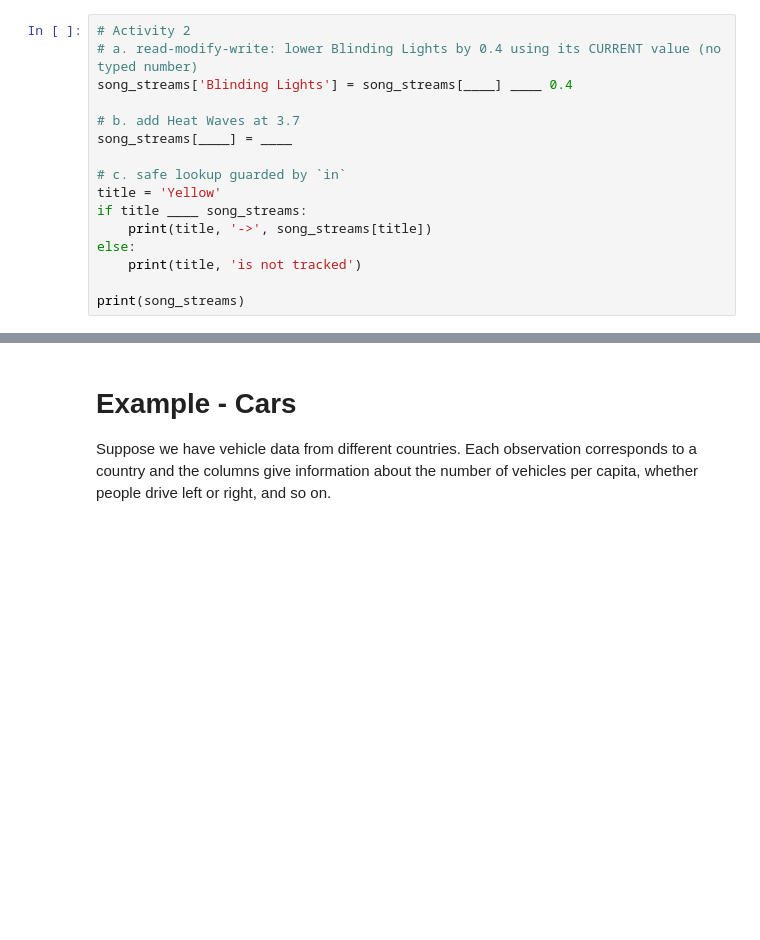
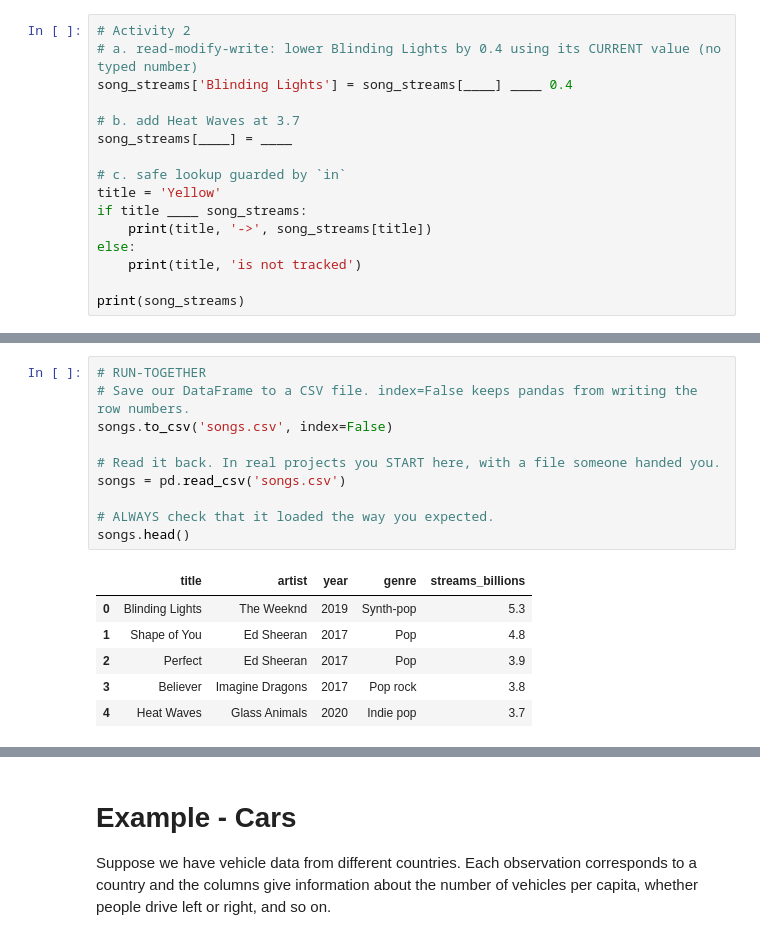
Before and after one commit to jppeirce/DSC210-Foundations-of-Data-Science, a Jupyter notebook: Notes/06-dictionaries_pandas/06_intro_to_dictionaries_pandas.ipynb, the cells around one changed output, grey strips where cells are left out. Drawn from its saved outputs; the diff is of its cells as text; blank space fills up the shorter version.

```diff
--- a/Notes/06-dictionaries_pandas/06_intro_to_dictionaries_pandas.ipynb
+++ b/Notes/06-dictionaries_pandas/06_intro_to_dictionaries_pandas.ipynb
@@ -282,0 +463,17 @@ We can read in common data types using Pandas. For example, we can use `pd.read_
+# %%
+# RUN-TOGETHER
+# Save our DataFrame to a CSV file. index=False keeps pandas from writing the row numbers.
+songs.to_csv('songs.csv', index=False)
+
+# Read it back. In real projects you START here, with a file someone handed you.
+songs = pd.read_csv('songs.csv')
+
+# ALWAYS check that it loaded the way you expected.
+songs.head()
+# %% [output]
+|  | title | artist | year | genre | streams_billions |
+| 0 | Blinding Lights | The Weeknd | 2019 | Synth-pop | 5.3 |
+| 1 | Shape of You | Ed Sheeran | 2017 | Pop | 4.8 |
+| 2 | Perfect | Ed Sheeran | 2017 | Pop | 3.9 |
+| 3 | Believer | Imagine Dragons | 2017 | Pop rock | 3.8 |
+| 4 | Heat Waves | Glass Animals | 2020 | Indie pop | 3.7 |
```
Also changed, not shown: parts of 60 cells of this notebook, 2 other files.
